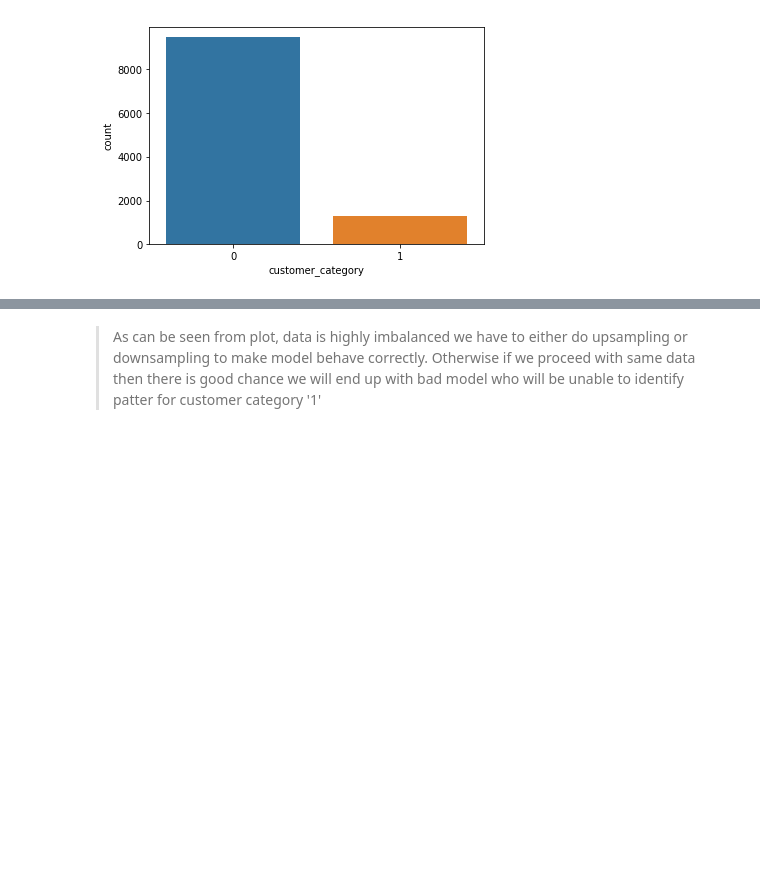
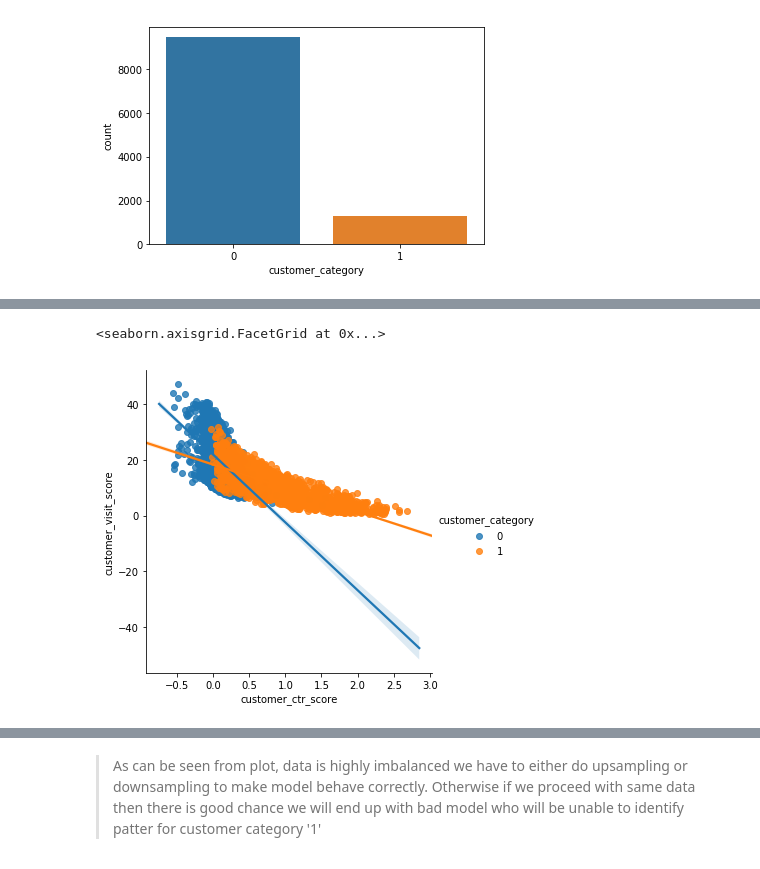
Before and after one commit to Jyoti1706/Data-Science-Project, a Jupyter notebook: AmazonMLChallenge/XGboost.ipynb, the cells around one changed output, grey strips where cells are left out. Drawn from its saved outputs; the diff is of its cells as text; code cells hidden in the pictures; blank space fills up the shorter version.

```diff
--- a/AmazonMLChallenge/XGboost.ipynb
+++ b/AmazonMLChallenge/XGboost.ipynb
@@ -120,0 +126,5 @@ sns.countplot(x='customer_category',data=train_set)
+# %%
+sns.lmplot(y = "customer_visit_score",x = "customer_ctr_score",data=train_set,hue = 'customer_category')
+# %% [output]
+<seaborn.axisgrid.FacetGrid at 0x...>
+[figure, added]
```
Also changed, not shown: parts of 8 cells of this notebook, 18 other files.
